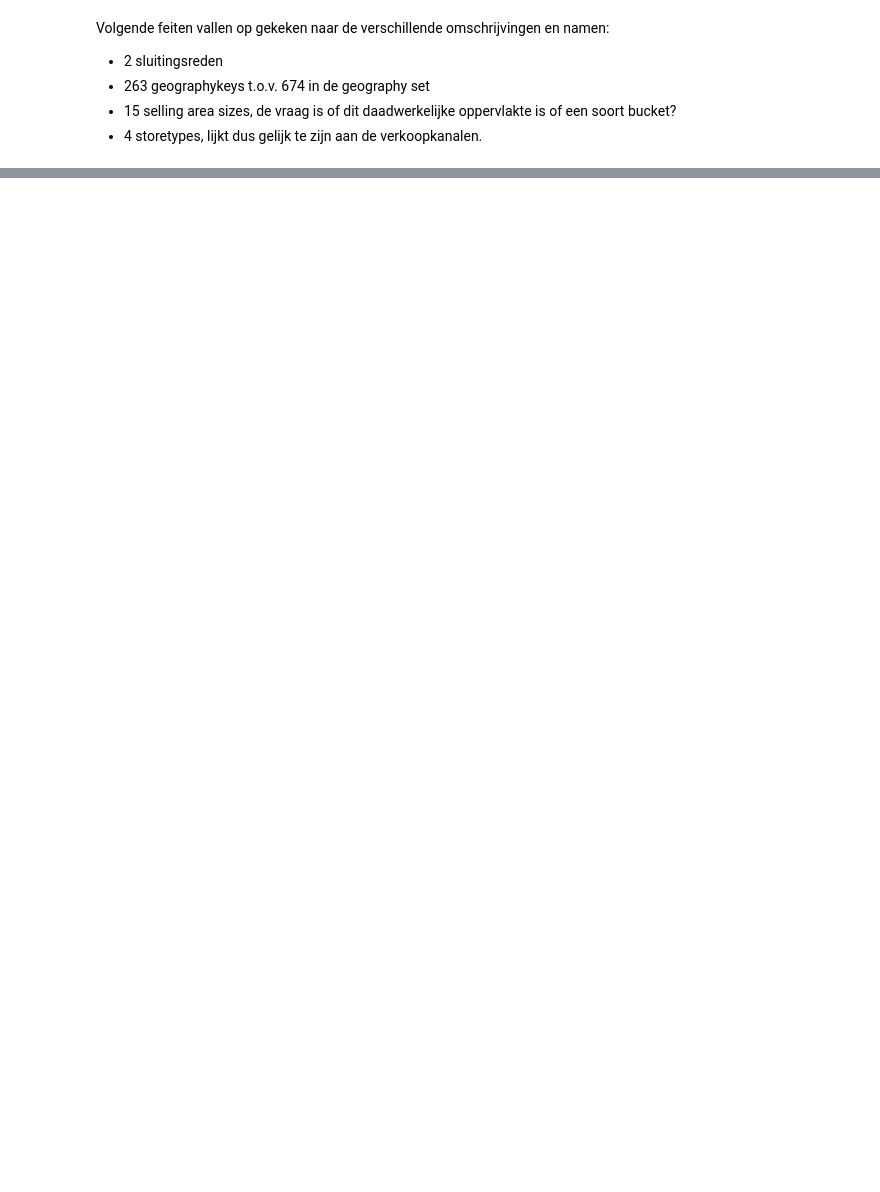
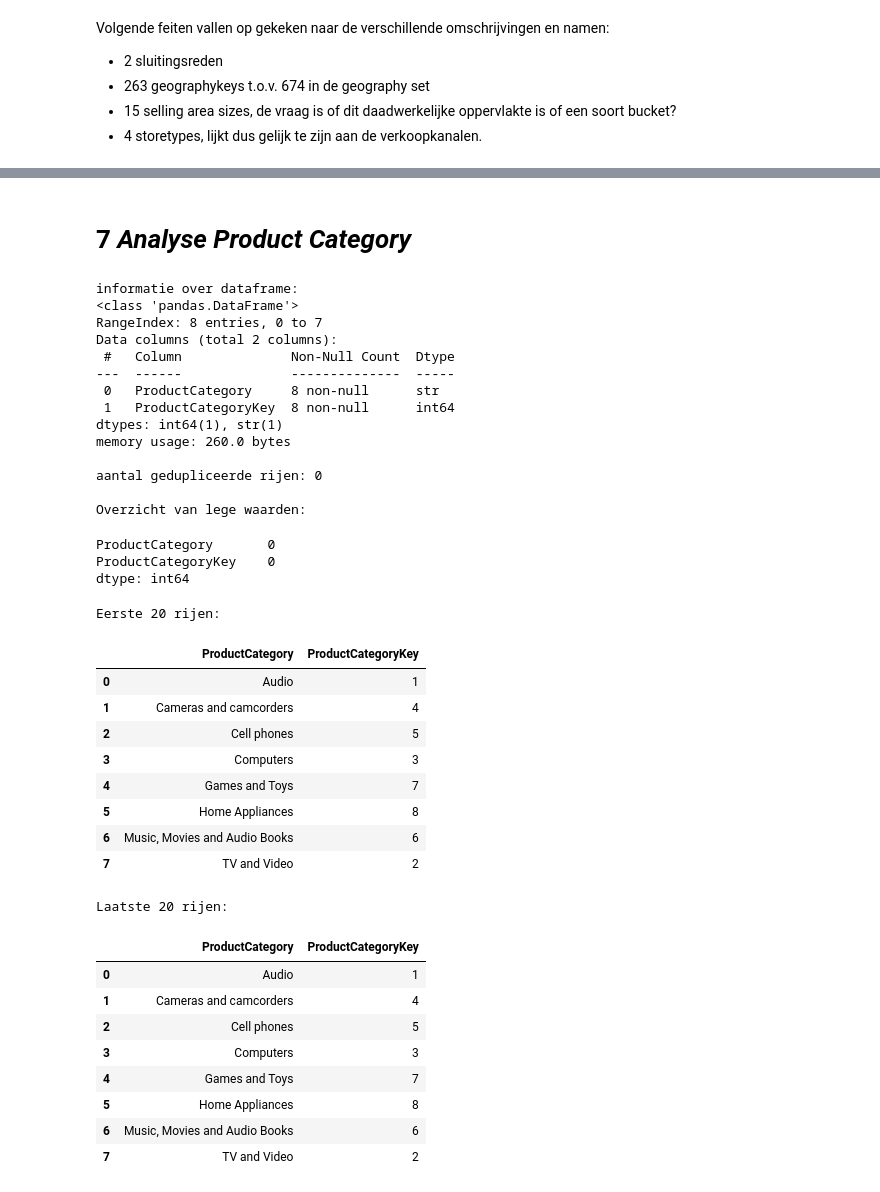
Before and after one commit to Jcpvanbers/Datasets-minor, a Jupyter notebook: Data analyse Contoso.ipynb, the cells around one changed output, grey strips where cells are left out. Drawn from its saved outputs; the diff is of its cells as text; code cells hidden in the pictures; blank space fills up the shorter version.

```diff
--- a/Data analyse Contoso.ipynb
+++ b/Data analyse Contoso.ipynb
@@ -996,0 +636,47 @@ Wellicht interessant om in kaart te brengen of er locaties/regio's zijn waar vee
+# %% [markdown]
+# 7 ***Analyse Product Category***
+# %%
+productcat_path= Path(r"Data\Contoso_Product_Category.csv")
+#Inlezen product categories.csv
+productcat_df = pd.read_csv(productcat_path)
+#Decimal weggehaald, gezien set met . werkt voor decimalen.
+# %%
+init_analyse(productcat_df)
+# %% [output]
+informatie over dataframe:
+<class 'pandas.DataFrame'>
+RangeIndex: 8 entries, 0 to 7
+Data columns (total 2 columns):
+ #   Column              Non-Null Count  Dtype
+---  ------              --------------  -----
+ 0   ProductCategory     8 non-null      str
+ 1   ProductCategoryKey  8 non-null      int64
+dtypes: int64(1), str(1)
+memory usage: 260.0 bytes
+
+aantal gedupliceerde rijen: 0
+
+Overzicht van lege waarden:
+ProductCategory       0
+ProductCategoryKey    0
+dtype: int64
+Eerste 20 rijen:
+|  | ProductCategory | ProductCategoryKey |
+| 0 | Audio | 1 |
+| 1 | Cameras and camcorders | 4 |
+| 2 | Cell phones | 5 |
+| 3 | Computers | 3 |
+| 4 | Games and Toys | 7 |
+| 5 | Home Appliances | 8 |
+| 6 | Music, Movies and Audio Books | 6 |
+| 7 | TV and Video | 2 |
+Laatste 20 rijen:
+|  | ProductCategory | ProductCategoryKey |
+| 0 | Audio | 1 |
+| 1 | Cameras and camcorders | 4 |
+| 2 | Cell phones | 5 |
+| 3 | Computers | 3 |
+| 4 | Games and Toys | 7 |
+| 5 | Home Appliances | 8 |
+| 6 | Music, Movies and Audio Books | 6 |
+| 7 | TV and Video | 2 |
```
Also changed, not shown: parts of 66 cells of this notebook.
